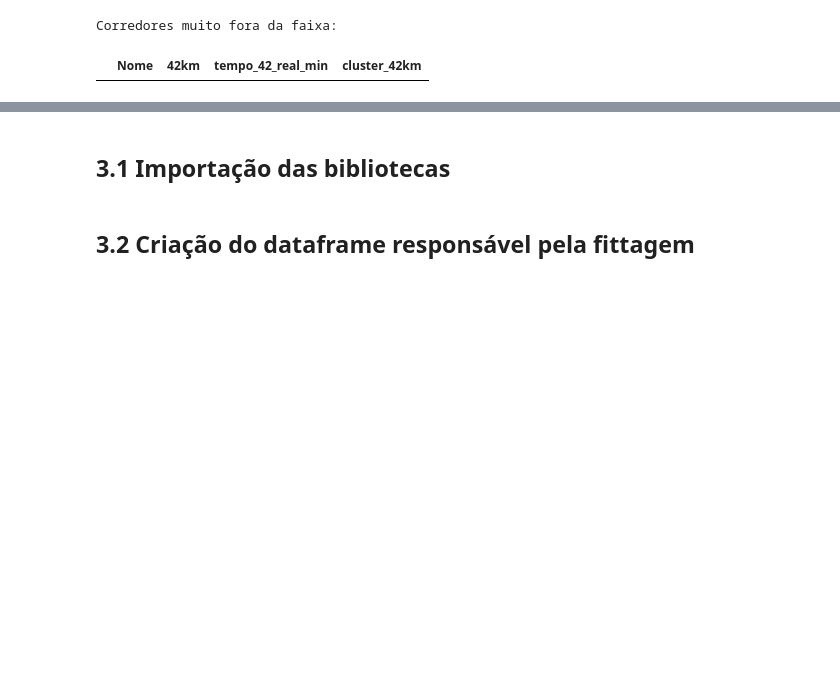
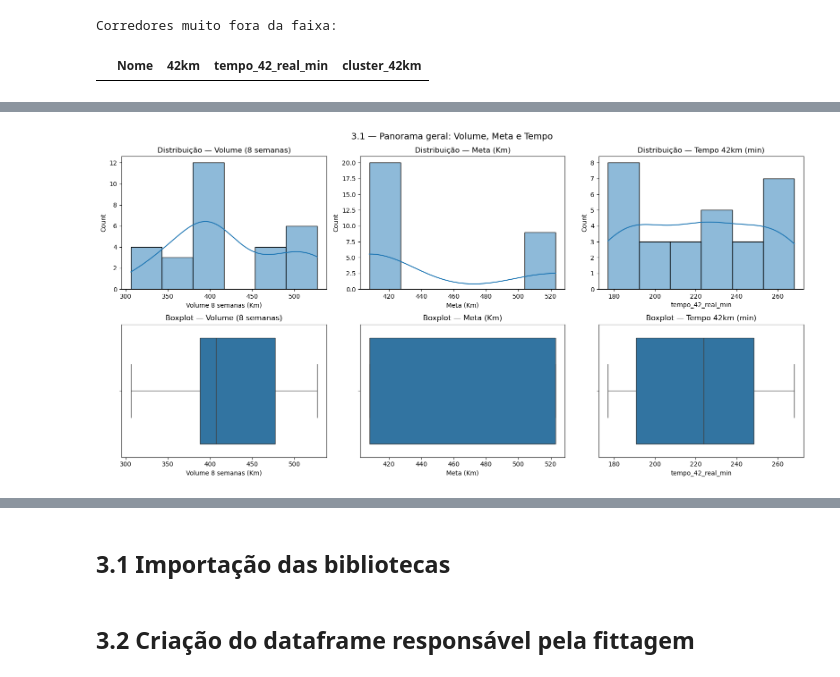
Before and after one commit to Gabriel-Vernizi/CurveFittingRunners, a Jupyter notebook: PythonCodes/dados_vinicius.ipynb, the cells around one changed output, grey strips where cells are left out. Drawn from its saved outputs; the diff is of its cells as text; code cells hidden in the pictures; blank space fills up the shorter version.

```diff
--- a/PythonCodes/dados_vinicius.ipynb
+++ b/PythonCodes/dados_vinicius.ipynb
@@ -234,0 +263,18 @@ plt.show()
+# %%
+fig, axs = plt.subplots(2, 3, figsize=(16, 8))
+
+cols_plot = ["Volume 8 semanas (Km)", "Meta (Km)", "tempo_42_real_min"]
+titulos   = ["Volume (8 semanas)", "Meta (Km)", "Tempo 42km (min)"]
+
+for j, (col, tit) in enumerate(zip(cols_plot, titulos)):
+    sns.histplot(df[col], kde=True, ax=axs[0][j])
+    axs[0][j].set_title(f"Distribuição — {tit}")
+
+    sns.boxplot(x=df[col], ax=axs[1][j])
+    axs[1][j].set_title(f"Boxplot — {tit}")
+
+fig.suptitle("3.1 — Panorama geral: Volume, Meta e Tempo", fontsize=14)
+fig.tight_layout()
+plt.show()
+# %% [output]
+[figure, added]
```
Also changed, not shown: parts of 15 cells of this notebook.
